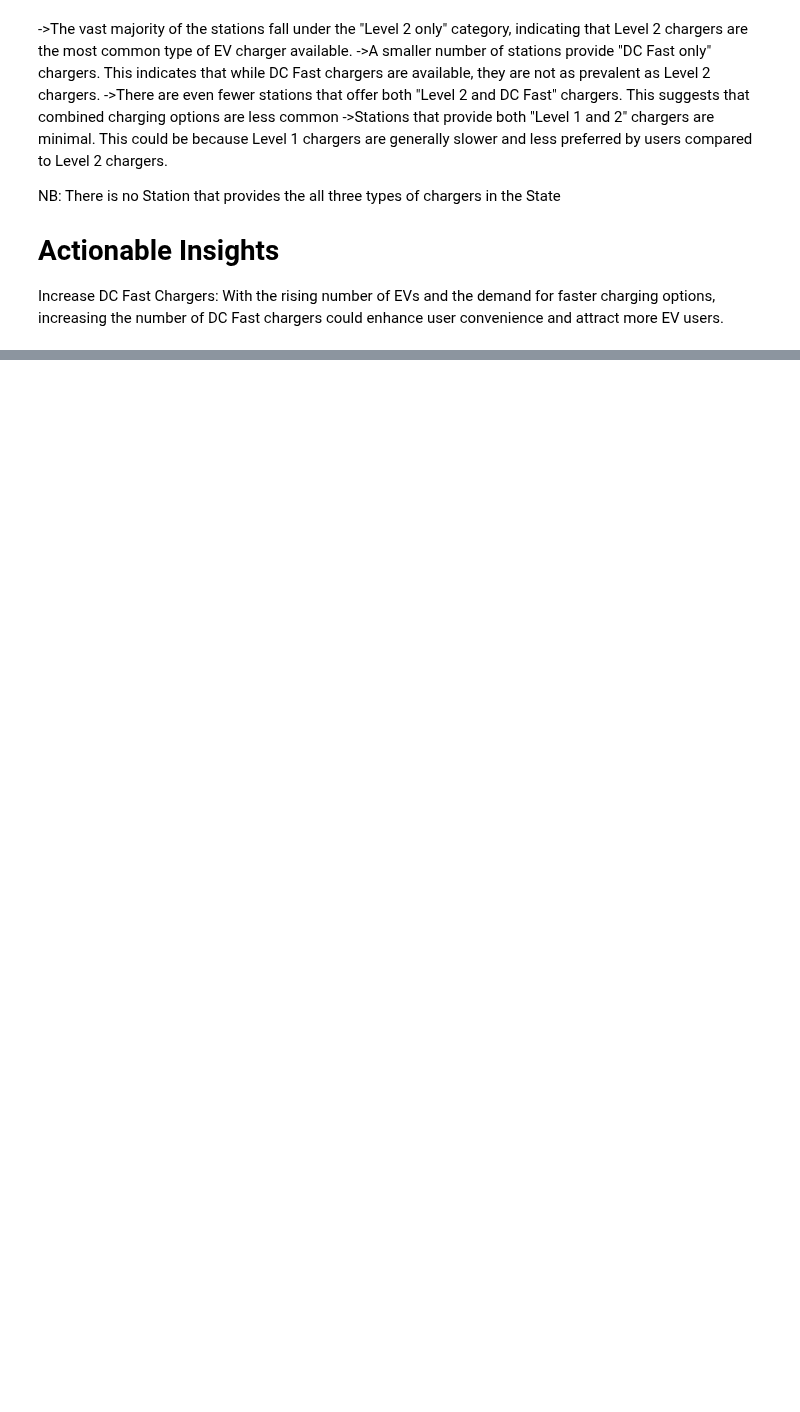
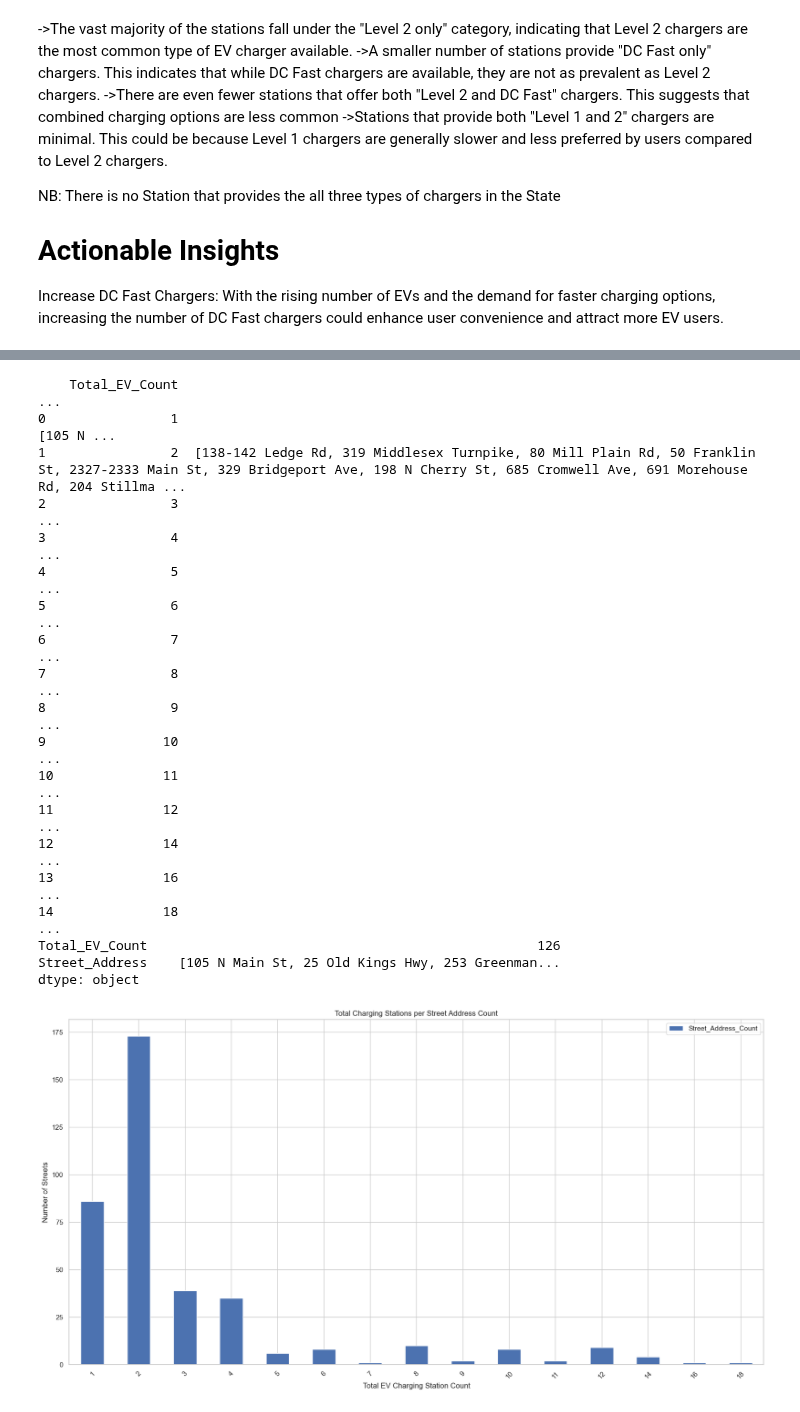
Before and after one commit to Hillal-cell/EV_Station, a Jupyter notebook: final_project.ipynb, the cells around one changed output, grey strips where cells are left out. Cells and saved outputs as stored; diff of their text form; code cells hidden in the pictures; blank space fills up the shorter version.

```diff
--- a/final_project.ipynb
+++ b/final_project.ipynb
@@ -624,0 +652,61 @@ Increase DC Fast Chargers: With the rising number of EVs and the demand for fast
+# %%
+
+# Step 1: Create a mapping from street addresses to unique numbers
+address_to_number = {address: i for i, address in enumerate(df['Street_Address'].unique())}
+
+# Map the street addresses in the DataFrame to these numbers
+df['Address_Number'] = df['Street_Address'].map(address_to_number)
+
+# test the mapping
+# print(df[['Address_Number','Street Address']].to_string())
+
+# Group by 'Address_Number' and sum the values for each level
+grouped_data = df.groupby('Address_Number')[['EV_Level1_EVSE_Num', 'EV_Level2_EVSE_Num', 'EV_DC_Fast_Count']].sum()
+
+# Add a new column 'Total_EV_Count' that is the sum of all three levels for each 'Address_Number'
+grouped_data['Total_EV_Count'] = grouped_data.sum(axis=1)
+
+
+# Merge the original DataFrame with the grouped data to associate 'Address_Number' with 'Total_EV_Count'
+df_merged = df.merge(grouped_data['Total_EV_Count'], left_on='Address_Number', right_index=True)
+
+# Now, group by 'Total_EV_Count' to aggregate cities (or street addresses) with the same total count
+cities_grouped_by_ev_count = df_merged.groupby('Total_EV_Count')['Street_Address'].apply(list).reset_index()
+
+# This gives you a DataFrame where each 'Total_EV_Count' is associated with a list of cities having that count
+print(cities_grouped_by_ev_count.to_string())
+
+print(cities_grouped_by_ev_count.sum())
+
+# Count the number of cities for each 'Total_EV_Count'
+cities_grouped_by_ev_count['Street_Address_Count'] = cities_grouped_by_ev_count['Street_Address'].apply(len)
+
+# Plotting
+cities_grouped_by_ev_count.plot(x='Total_EV_Count', y='Street_Address_Count', kind='bar', figsize=(20,10), xlabel='Total EV Charging Station Count', ylabel='Number of Streets')
+
+plt.title('Total Charging Stations per Street Address Count')
+
+
+plt.xticks(rotation=45)
+plt.show()
+# %% [output]
+    Total_EV_Count                                                                                                                                                                                       ...
+0                1                                                                                                                                                                                [105 N ...
+1                2  [138-142 Ledge Rd, 319 Middlesex Turnpike, 80 Mill Plain Rd, 50 Franklin St, 2327-2333 Main St, 329 Bridgeport Ave, 198 N Cherry St, 685 Cromwell Ave, 691 Morehouse Rd, 204 Stillma ...
+2                3                                                                                                                                                                                       ...
+3                4                                                                                                                                                                                       ...
+4                5                                                                                                                                                                                       ...
+5                6                                                                                                                                                                                       ...
+6                7                                                                                                                                                                                       ...
+7                8                                                                                                                                                                                       ...
+8                9                                                                                                                                                                                       ...
+9               10                                                                                                                                                                                       ...
+10              11                                                                                                                                                                                       ...
+11              12                                                                                                                                                                                       ...
+12              14                                                                                                                                                                                       ...
+13              16                                                                                                                                                                                       ...
+14              18                                                                                                                                                                                       ...
+Total_EV_Count                                                  126
+Street_Address    [105 N Main St, 25 Old Kings Hwy, 253 Greenman...
+dtype: object
+[figure, added]
```
Also changed, not shown: parts of 21 cells of this notebook, 3 other files.
